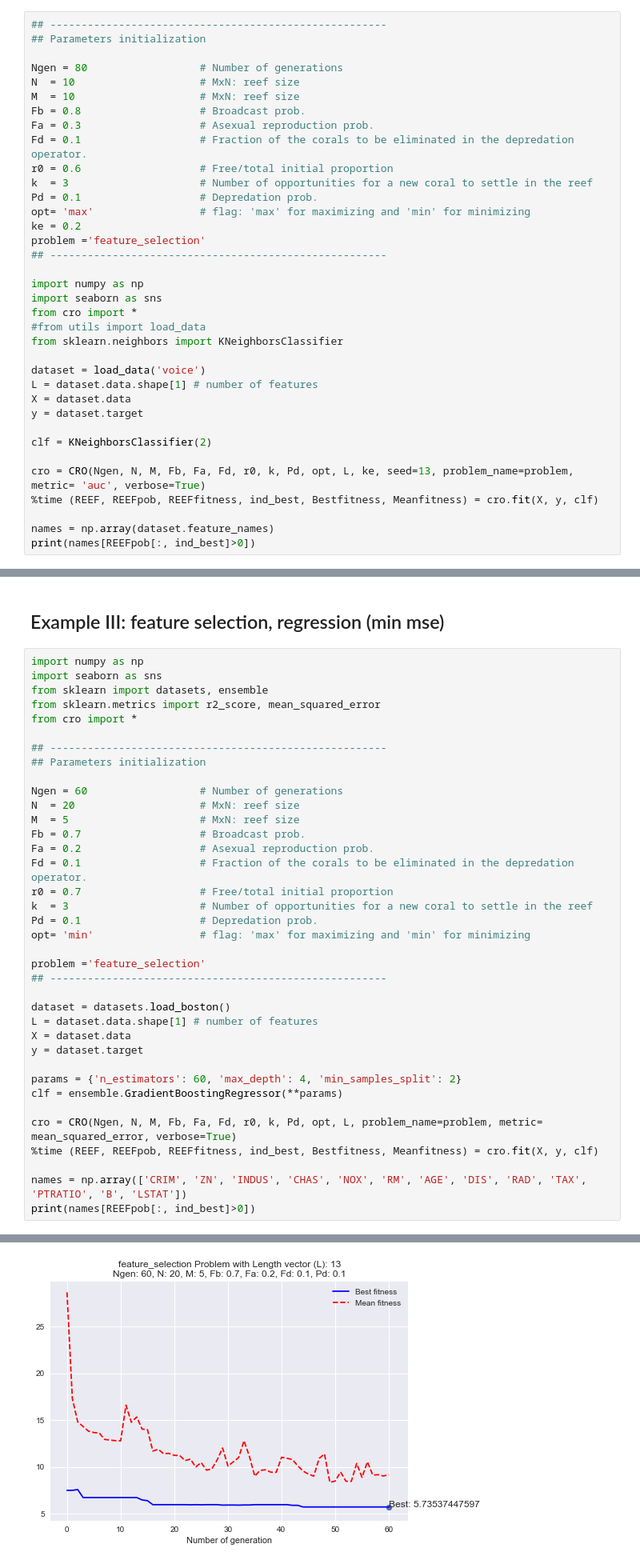
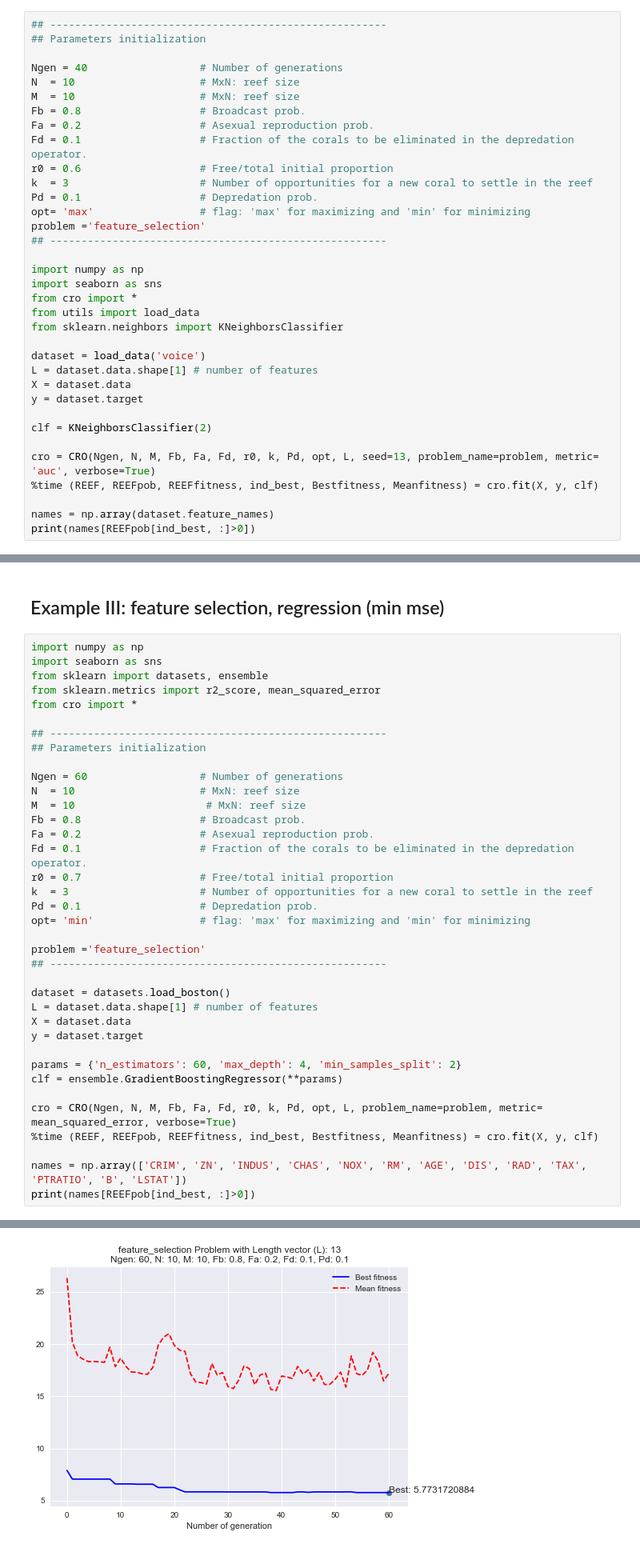
Before and after one commit to VictorPelaez/coral-reef-optimization-algorithm, a Jupyter notebook: cro/test.ipynb, the cells around one changed output, grey strips where cells are left out. Shown: that part at 80% size. Cells and saved outputs as stored; diff of their text form.

```diff
--- a/cro/test.ipynb
+++ b/cro/test.ipynb
@@ -43,24 +55,23 @@ This database was created to identify a voice as male or female, based upon acou
 ## ------------------------------------------------------
 ## Parameters initialization
 
-Ngen = 80                  # Number of generations
+Ngen = 40                  # Number of generations
 N  = 10                    # MxN: reef size
 M  = 10                    # MxN: reef size
 Fb = 0.8                   # Broadcast prob.
-Fa = 0.3                   # Asexual reproduction prob.
+Fa = 0.2                   # Asexual reproduction prob.
 Fd = 0.1                   # Fraction of the corals to be eliminated in the depredation operator.
 r0 = 0.6                   # Free/total initial proportion
 k  = 3                     # Number of opportunities for a new coral to settle in the reef
 Pd = 0.1                   # Depredation prob.
 opt= 'max'                 # flag: 'max' for maximizing and 'min' for minimizing
-ke = 0.2
 problem ='feature_selection'
 ## ------------------------------------------------------
 
 import numpy as np
 import seaborn as sns
 from cro import *
-#from utils import load_data
+from utils import load_data
 from sklearn.neighbors import KNeighborsClassifier
 
 dataset = load_data('voice')
@@ -70,9 +81,9 @@ y = dataset.target
 
 clf = KNeighborsClassifier(2)
 
-cro = CRO(Ngen, N, M, Fb, Fa, Fd, r0, k, Pd, opt, L, ke, seed=13, problem_name=problem, metric= 'auc', verbose=True)
+cro = CRO(Ngen, N, M, Fb, Fa, Fd, r0, k, Pd, opt, L, seed=13, problem_name=problem, metric= 'auc', verbose=True)
 %time (REEF, REEFpob, REEFfitness, ind_best, Bestfitness, Meanfitness) = cro.fit(X, y, clf)
 
 names = np.array(dataset.feature_names)
-print(names[REEFpob[:, ind_best]>0])
+print(names[REEFpob[ind_best, :]>0])
 # %% [output]
@@ -101,9 +113,9 @@ from cro import *
 ## Parameters initialization
 
 Ngen = 60                  # Number of generations
-N  = 20                    # MxN: reef size
-M  = 5                     # MxN: reef size
-Fb = 0.7                   # Broadcast prob.
+N  = 10                    # MxN: reef size
+M  = 10                     # MxN: reef size
+Fb = 0.8                   # Broadcast prob.
 Fa = 0.2                   # Asexual reproduction prob.
 Fd = 0.1                   # Fraction of the corals to be eliminated in the depredation operator.
 r0 = 0.7                   # Free/total initial proportion
@@ -126,5 +138,5 @@ cro = CRO(Ngen, N, M, Fb, Fa, Fd, r0, k, Pd, opt, L, problem_name=problem, metri
 %time (REEF, REEFpob, REEFfitness, ind_best, Bestfitness, Meanfitness) = cro.fit(X, y, clf)
 
 names = np.array(['CRIM', 'ZN', 'INDUS', 'CHAS', 'NOX', 'RM', 'AGE', 'DIS', 'RAD', 'TAX', 'PTRATIO', 'B', 'LSTAT'])
-print(names[REEFpob[:, ind_best]>0])
+print(names[REEFpob[ind_best, :]>0])
 # %% [output]
@@ -137,2 +149,2 @@ Best-fitness: 5.73537447597
  100% completado
-[figure, old version]
+[figure, new version]
```
Also changed, not shown: parts of 3 cells of this notebook, 1 other file.
